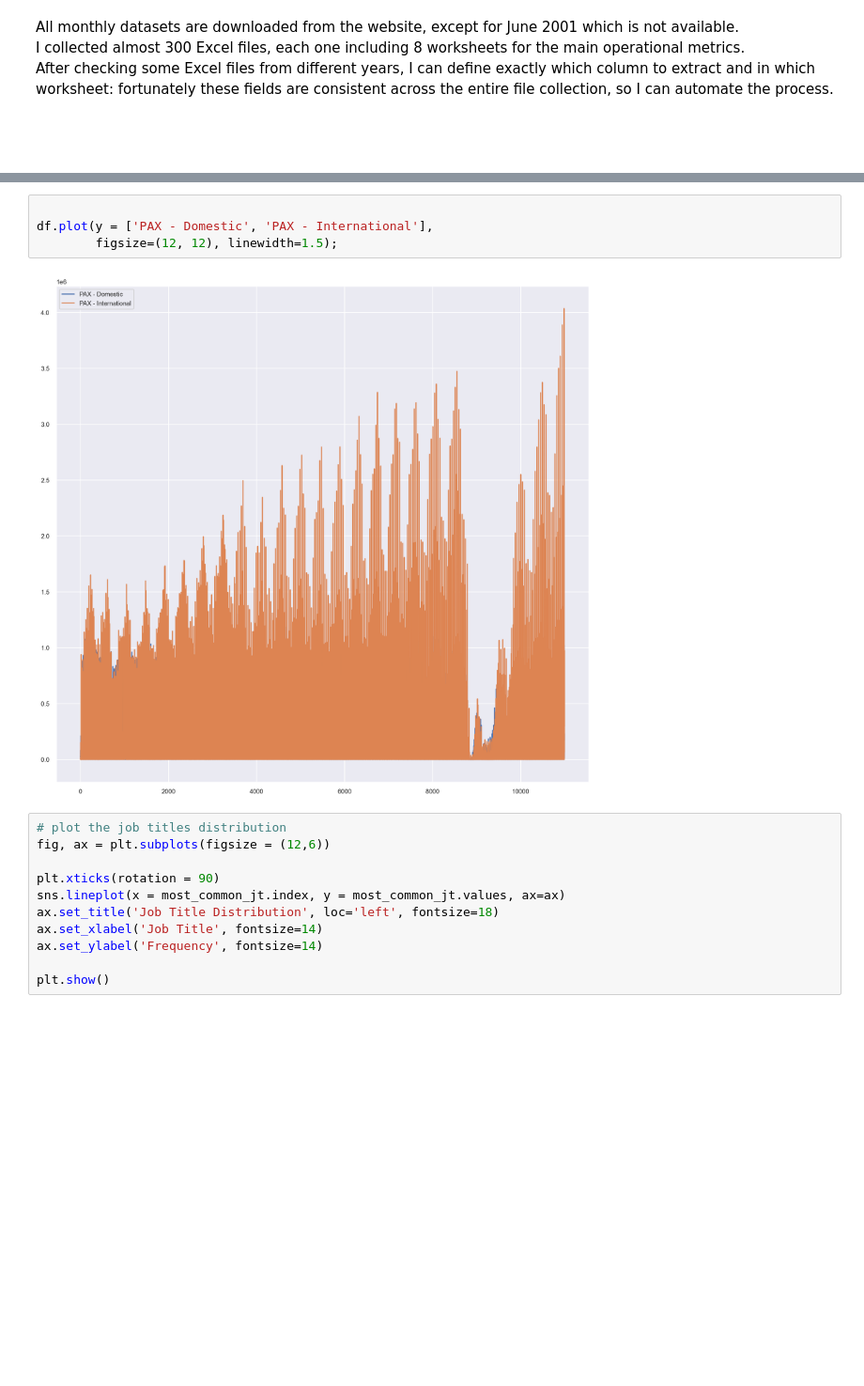
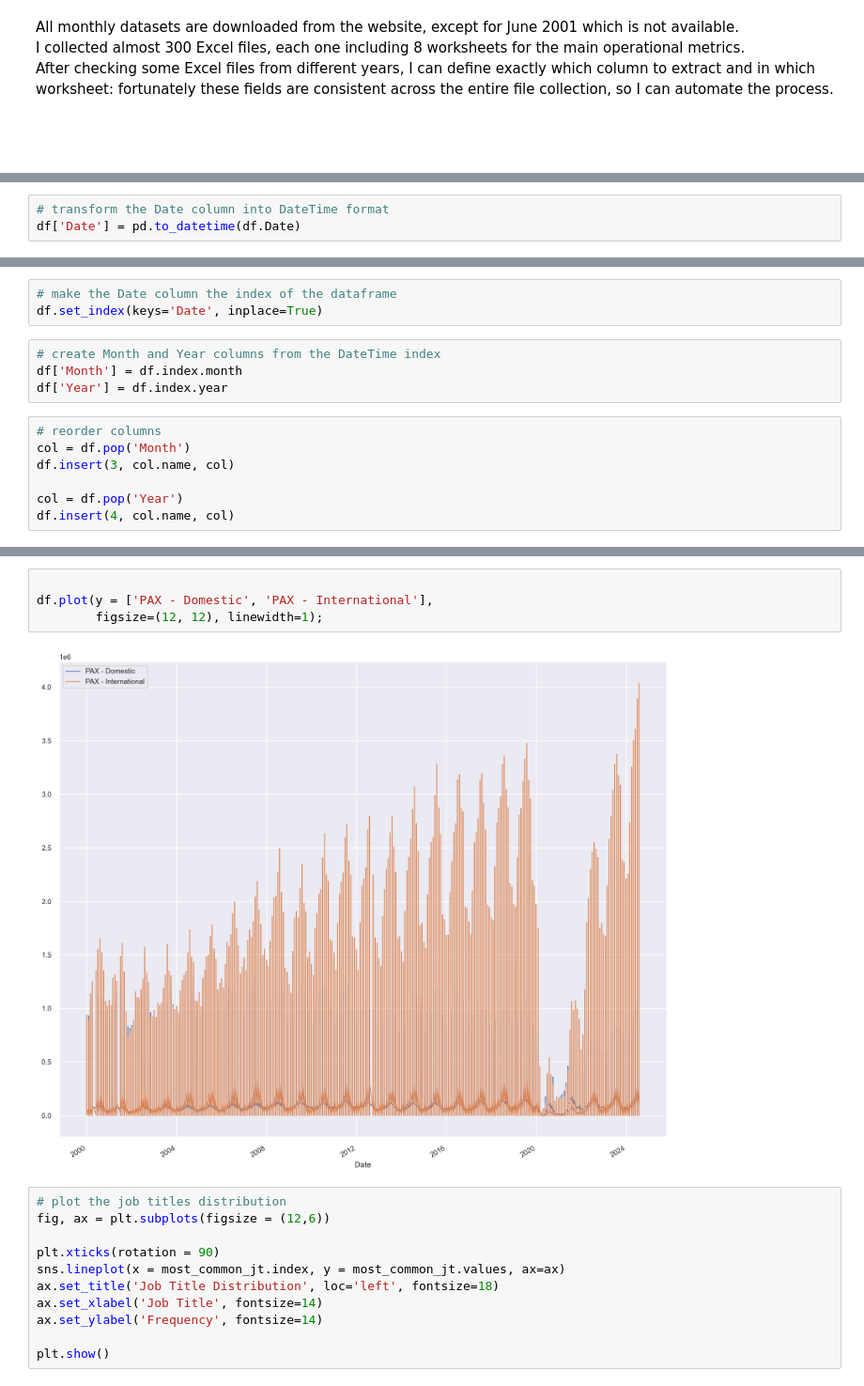
Before and after one commit to fedfioravanti/Italian_Airports, a Jupyter notebook: ItalyAirports_02_EDA.ipynb, the cells around one changed output, grey strips where cells are left out. Shown at 94% size. Cells and saved outputs as stored; diff of their text form; blank space fills up the shorter version.

```diff
--- a/ItalyAirports_02_EDA.ipynb
+++ b/ItalyAirports_02_EDA.ipynb
@@ -99,0 +100,3 @@ memory usage: 1.4+ MB
+# %%
+# transform the Date column into DateTime format
+df['Date'] = pd.to_datetime(df.Date)
@@ -99,0 +123,14 @@ memory usage: 1.4+ MB
+# %%
+# make the Date column the index of the dataframe
+df.set_index(keys='Date', inplace=True)
+# %%
+# create Month and Year columns from the DateTime index
+df['Month'] = df.index.month
+df['Year'] = df.index.year
+# %%
+# reorder columns
+col = df.pop('Month')
+df.insert(3, col.name, col)
+
+col = df.pop('Year')
+df.insert(4, col.name, col)
@@ -100,9 +154,9 @@ memory usage: 1.4+ MB
 # %%
 
 df.plot(y = ['PAX - Domestic', 'PAX - International'],
-        figsize=(12, 12), linewidth=1.5);
+        figsize=(12, 12), linewidth=1);
 # %% [output]
-[figure, old version]
+[figure, new version]
 # %%
 # plot the job titles distribution
 fig, ax = plt.subplots(figsize = (12,6))
```
Also changed, not shown: parts of 4 cells of this notebook, 1 other file.
